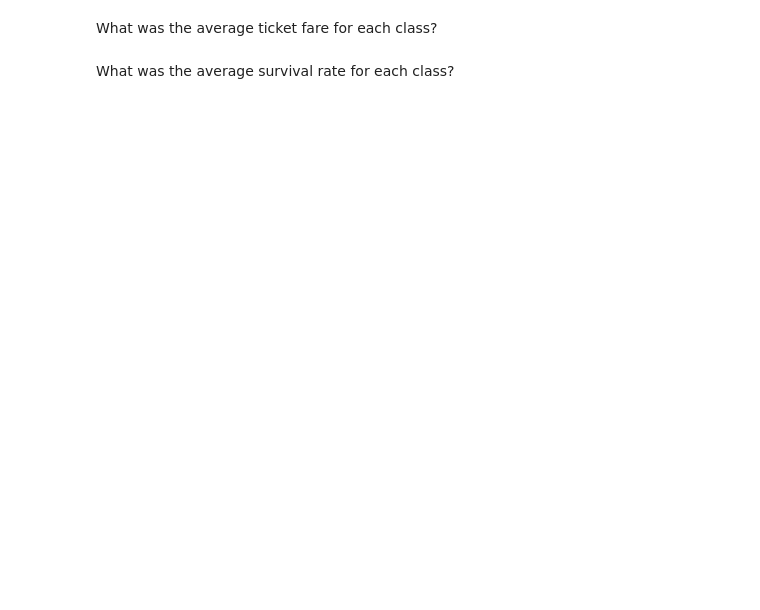
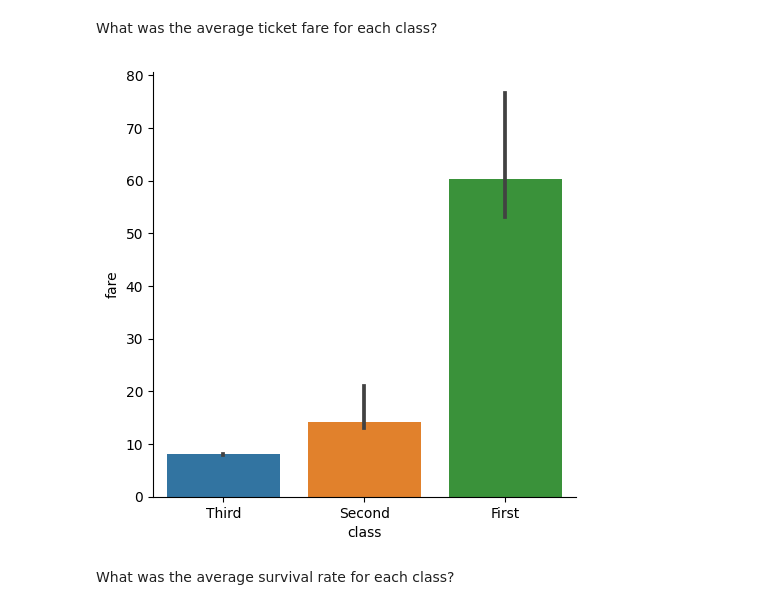
Before and after one commit to nickdelgrosso/CodeTeachingMaterials, a Jupyter notebook: topics/4_3_Groupby_Seaborn/Groupby_Seaborn.ipynb, the cells around one changed output. Cells and saved outputs as stored; diff of their text form; code cells hidden in the pictures; blank space fills up the shorter version.

```diff
--- a/topics/4_3_Groupby_Seaborn/Groupby_Seaborn.ipynb
+++ b/topics/4_3_Groupby_Seaborn/Groupby_Seaborn.ipynb
@@ -85,4 +157,8 @@ What was the average age of the people in each class?
 # %% [markdown]
 What was the average ticket fare for each class?
+# %%
+sns.catplot(data=df, x='class', y='fare', order=class_order, kind='bar', estimator=np.median);
+# %% [output]
+[figure, added]
 # %% [markdown]
 What was the average survival rate for each class?
```
Also changed, not shown: parts of 22 cells of this notebook, 2 other files.
